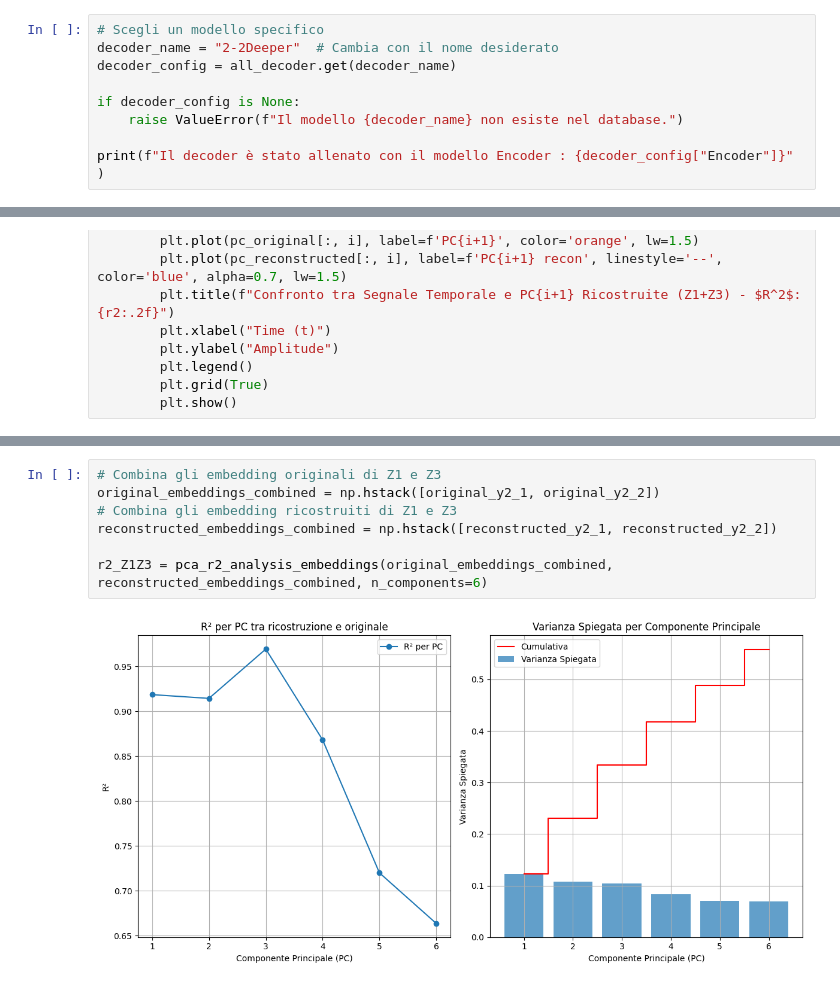
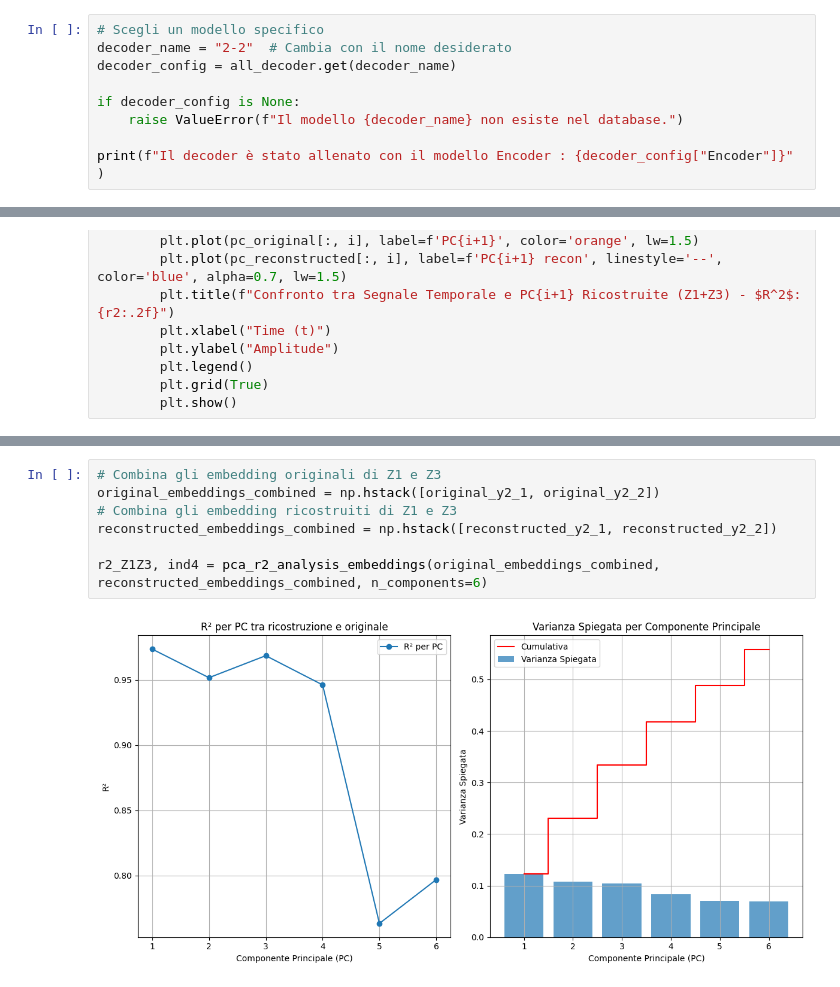
Before and after one commit to FedericoSbarbati/Lorenz-Toy, a Jupyter notebook: valDecoder.ipynb, the cells around one changed output, grey strips where cells are left out. Cells and saved outputs as stored; diff of their text form.

```diff
--- a/valDecoder.ipynb
+++ b/valDecoder.ipynb
@@ -29,7 +30,7 @@ for model_name, config in all_decoder.items():
 2-2Deeper {'decoder_layers': [5, 8, 10, 12, 15, 20, 22, 25, 27, 30, 32, 35, 38, 40], 'latent_dim': 5, 'early_stopping': {'patience': 10, 'delta': -1}, 'dataset': 'delay15dim20_noise3,0', 'batch_size': ...
 # %%
 # Scegli un modello specifico
-decoder_name = "2-2Deeper"  # Cambia con il nome desiderato
+decoder_name = "2-2"  # Cambia con il nome desiderato
 decoder_config = all_decoder.get(decoder_name)
 
 if decoder_config is None:
@@ -438,9 +442,9 @@ plot_pca_comparison_combined(val_Z2, original_y2_1, original_y2_2, reconstructed
 # %%
 # Combina gli embedding originali di Z1 e Z3
 original_embeddings_combined = np.hstack([original_y2_1, original_y2_2])
 # Combina gli embedding ricostruiti di Z1 e Z3
 reconstructed_embeddings_combined = np.hstack([reconstructed_y2_1, reconstructed_y2_2])
 
-r2_Z1Z3 = pca_r2_analysis_embeddings(original_embeddings_combined, reconstructed_embeddings_combined, n_components=6)
+r2_Z1Z3, ind4 = pca_r2_analysis_embeddings(original_embeddings_combined, reconstructed_embeddings_combined, n_components=6)
 # %% [output]
-[figure, old version]
+[figure, new version]
```
Also changed, not shown: parts of 12 cells of this notebook, 10 other files.
